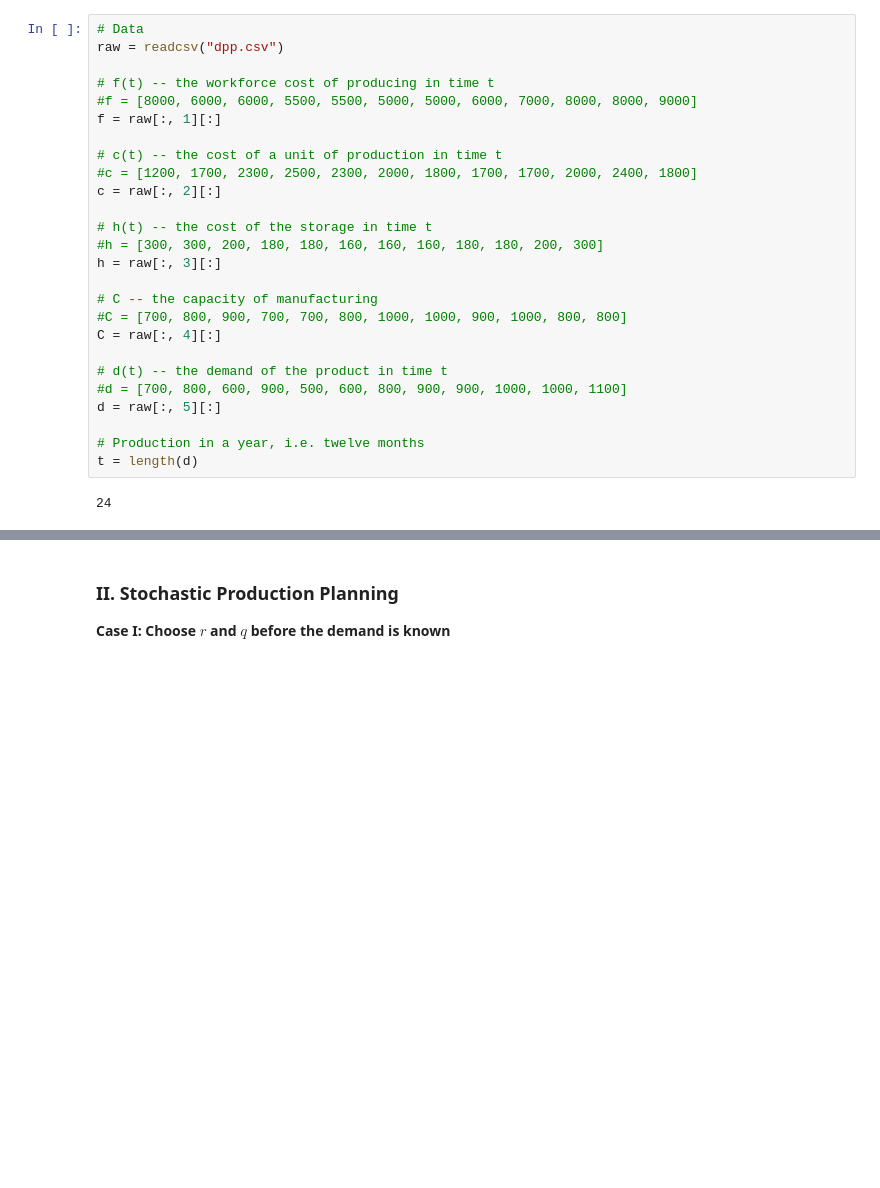
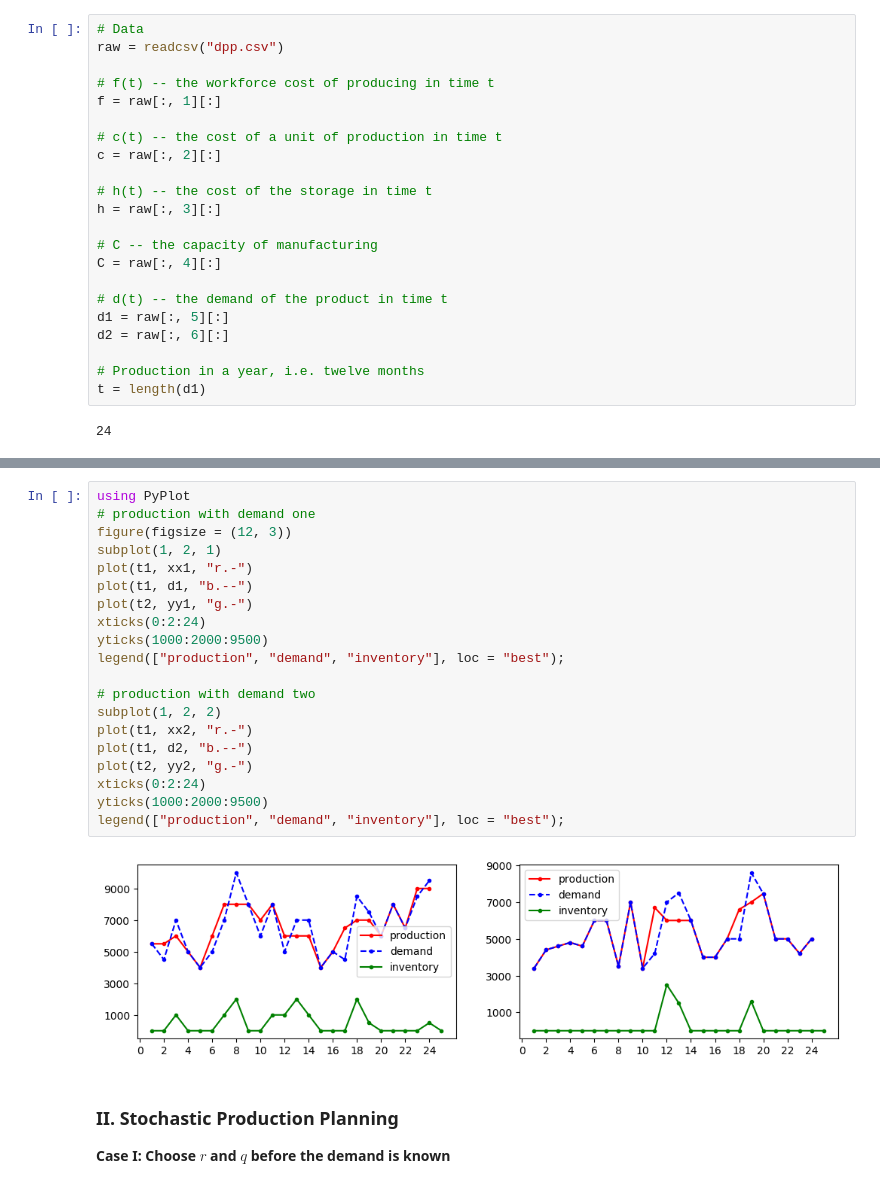
Before and after one commit to fkirst/optimization-production-planning, a Jupyter notebook: Final Report Template.ipynb, the cells around one changed output, grey strips where cells are left out. Drawn from its saved outputs; the diff is of its cells as text; blank space fills up the shorter version.

```diff
--- a/Final Report Template.ipynb
+++ b/Final Report Template.ipynb
@@ -119,27 +119,23 @@ We are given vectors of workforce cost, unit production cost, storage cost, dema
 raw = readcsv("dpp.csv")
 
 # f(t) -- the workforce cost of producing in time t
-#f = [8000, 6000, 6000, 5500, 5500, 5000, 5000, 6000, 7000, 8000, 8000, 9000]
 f = raw[:, 1][:]
 
 # c(t) -- the cost of a unit of production in time t
-#c = [1200, 1700, 2300, 2500, 2300, 2000, 1800, 1700, 1700, 2000, 2400, 1800]
 c = raw[:, 2][:]
 
 # h(t) -- the cost of the storage in time t
-#h = [300, 300, 200, 180, 180, 160, 160, 160, 180, 180, 200, 300]
 h = raw[:, 3][:]
 
 # C -- the capacity of manufacturing
-#C = [700, 800, 900, 700, 700, 800, 1000, 1000, 900, 1000, 800, 800]
 C = raw[:, 4][:]
 
 # d(t) -- the demand of the product in time t
-#d = [700, 800, 600, 900, 500, 600, 800, 900, 900, 1000, 1000, 1100]
-d = raw[:, 5][:]
+d1 = raw[:, 5][:]
+d2 = raw[:, 6][:]
 
 # Production in a year, i.e. twelve months
-t = length(d)
+t = length(d1)
 # %% [output]
 24
 # %%
@@ -200,3 +272,25 @@ end
+# %%
+using PyPlot
+# production with demand one
+figure(figsize = (12, 3))
+subplot(1, 2, 1)
+plot(t1, xx1, "r.-")
+plot(t1, d1, "b.--")
+plot(t2, yy1, "g.-")
+xticks(0:2:24)
+yticks(1000:2000:9500)
+legend(["production", "demand", "inventory"], loc = "best");
+
+# production with demand two
+subplot(1, 2, 2)
+plot(t1, xx2, "r.-")
+plot(t1, d2, "b.--")
+plot(t2, yy2, "g.-")
+xticks(0:2:24)
+yticks(1000:2000:9500)
+legend(["production", "demand", "inventory"], loc = "best");
+# %% [output]
+[figure, added]
 # %% [markdown]
 ### II.  Stochastic Production Planning
 
```
Also changed, not shown: parts of 4 cells of this notebook, 1 other file.
